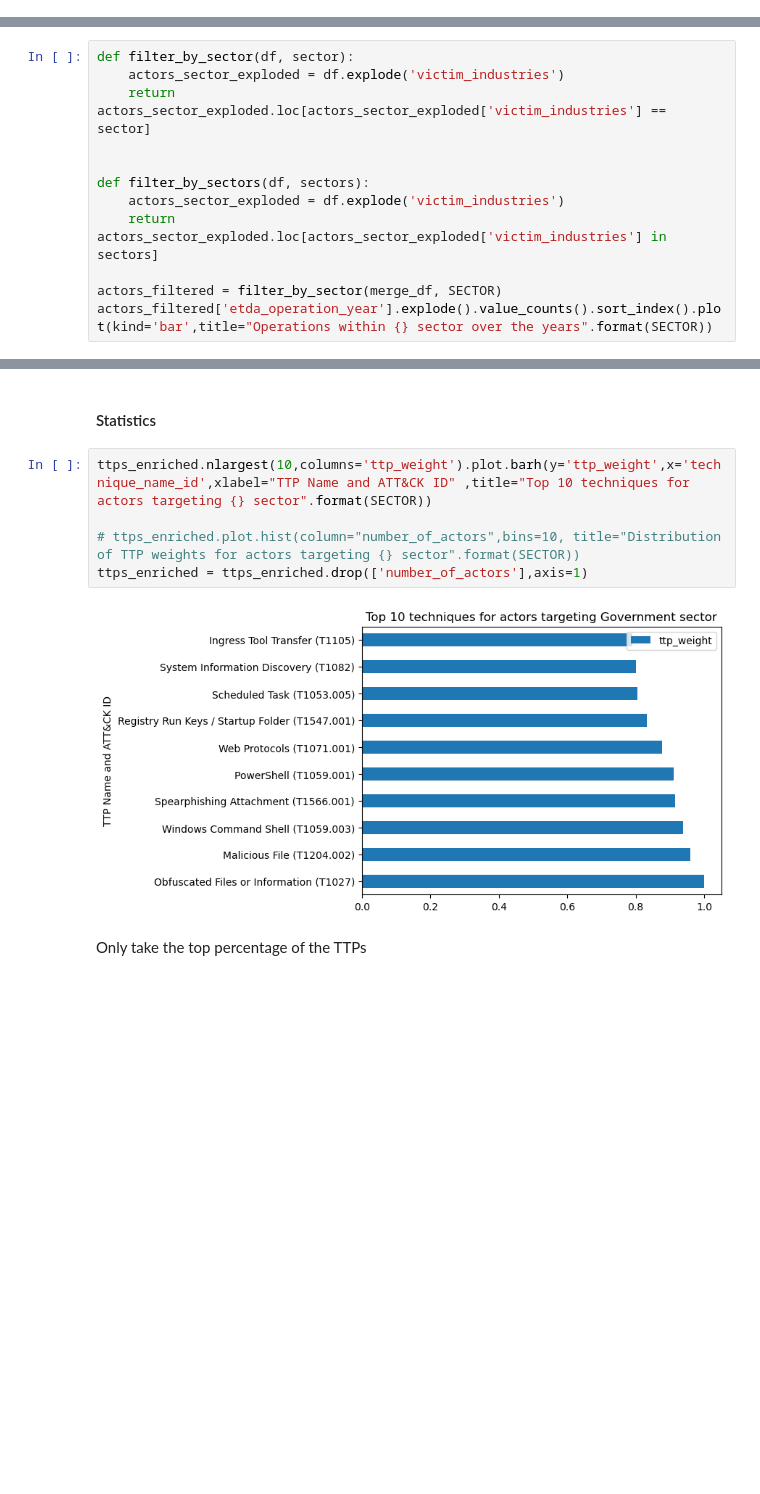
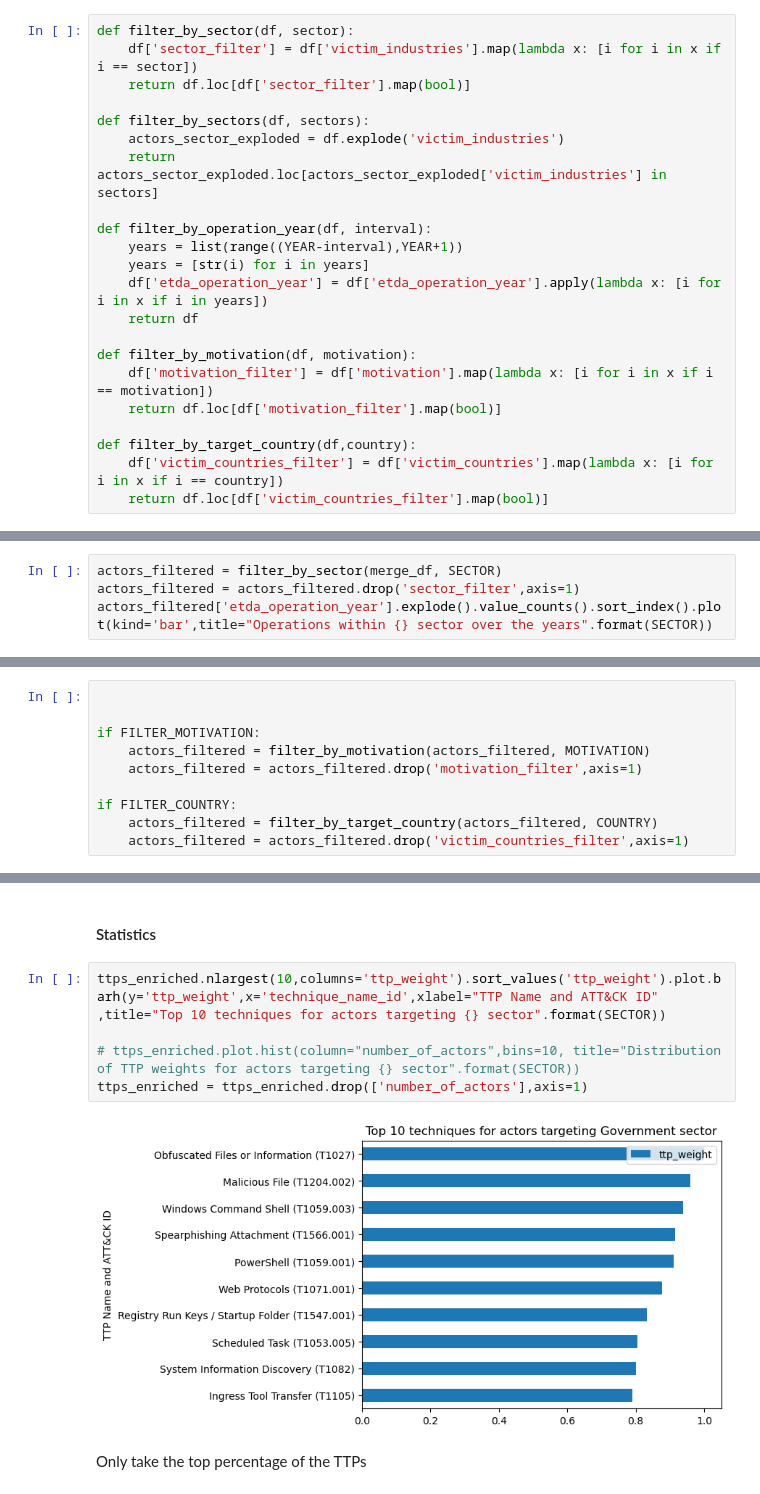
Before and after one commit to AbeWinters/Threat-Profiles-for-Control-Prioritization, a Jupyter notebook: Method 3_2.ipynb, the cells around one changed output, grey strips where cells are left out. Saved outputs shown, nothing was run; the diff lists cells and outputs as text; blank space fills up the shorter version.

```diff
--- a/Method 3_2.ipynb
+++ b/Method 3_2.ipynb
@@ -50,16 +58,30 @@ merge_df['mitre_attack_ttps'] = merge_df['mitre_attack_ttps'].apply(lambda x: pd
+# %%
+def filter_by_sector(df, sector):
+    df['sector_filter'] = df['victim_industries'].map(lambda x: [i for i in x if i == sector])
+    return df.loc[df['sector_filter'].map(bool)]
+
+def filter_by_sectors(df, sectors):
+    actors_sector_exploded = df.explode('victim_industries')
+    return actors_sector_exploded.loc[actors_sector_exploded['victim_industries'] in sectors]
+
+def filter_by_operation_year(df, interval):
+    years = list(range((YEAR-interval),YEAR+1))
+    years = [str(i) for i in years]
+    df['etda_operation_year'] = df['etda_operation_year'].apply(lambda x: [i for i in x if i in years])
+    return df
+
+def filter_by_motivation(df, motivation):
+    df['motivation_filter'] = df['motivation'].map(lambda x: [i for i in x if i == motivation])
+    return df.loc[df['motivation_filter'].map(bool)]
+
+def filter_by_target_country(df,country):
+    df['victim_countries_filter'] = df['victim_countries'].map(lambda x: [i for i in x if i == country])
+    return df.loc[df['victim_countries_filter'].map(bool)]
 # %% [markdown]
 #### 1.3. Filter on sector
 # %%
-def filter_by_sector(df, sector):
-    actors_sector_exploded = df.explode('victim_industries')
-    return actors_sector_exploded.loc[actors_sector_exploded['victim_industries'] == sector]
-
-
-def filter_by_sectors(df, sectors):
-    actors_sector_exploded = df.explode('victim_industries')
-    return actors_sector_exploded.loc[actors_sector_exploded['victim_industries'] in sectors]
-
 actors_filtered = filter_by_sector(merge_df, SECTOR)
+actors_filtered = actors_filtered.drop('sector_filter',axis=1)
 actors_filtered['etda_operation_year'].explode().value_counts().sort_index().plot(kind='bar',title="Operations within {} sector over the years".format(SECTOR))
 # %% [output]
 <AxesSubplot:title={'center':'Operations within Government sector over the years'}>
@@ -88,3 +112,13 @@ actors_filtered['ops_count'] = actors_filtered['etda_operation_year'].apply(len)
 
 # actors_filtered['ops_weight'].nlargest(5).plot(kind='barh',x='etda_name',xlabel='Actor',ylabel='Number of registered operations',title="Top 5 actors targeting {} sector.\nBased on operations between {} and {}".format(SECTOR,YEAR-INTERVAL,YEAR))
 # actors_filtered['weight'].nlargest(5).plot(kind='barh',x='etda_name',xlabel='Actor',ylabel='Number of registered operations',title="Top 5 actors targeting {} sector.\nBased on operations between {} and {}".format(SECTOR,YEAR-INTERVAL,YEAR))
+# %%
+
+
+if FILTER_MOTIVATION:
+    actors_filtered = filter_by_motivation(actors_filtered, MOTIVATION)
+    actors_filtered = actors_filtered.drop('motivation_filter',axis=1)
+
+if FILTER_COUNTRY:
+    actors_filtered = filter_by_target_country(actors_filtered, COUNTRY)
+    actors_filtered = actors_filtered.drop('victim_countries_filter',axis=1)
@@ -264,12 +334,12 @@ ttps_enriched
 # %% [markdown]
 #### Statistics
 # %%
-ttps_enriched.nlargest(10,columns='ttp_weight').plot.barh(y='ttp_weight',x='technique_name_id',xlabel="TTP Name and ATT&CK ID" ,title="Top 10 techniques for actors targeting {} sector".format(SECTOR))
+ttps_enriched.nlargest(10,columns='ttp_weight').sort_values('ttp_weight').plot.barh(y='ttp_weight',x='technique_name_id',xlabel="TTP Name and ATT&CK ID" ,title="Top 10 techniques for actors targeting {} sector".format(SECTOR))
 
 # ttps_enriched.plot.hist(column="number_of_actors",bins=10, title="Distribution of TTP weights for actors targeting {} sector".format(SECTOR))
 ttps_enriched = ttps_enriched.drop(['number_of_actors'],axis=1)
 # %% [output]
-[figure, old version]
+[figure, new version]
 # %% [markdown]
 Only take the top percentage of the TTPs
 # %%
```
Also changed, not shown: parts of 21 cells of this notebook, 13 other files.
